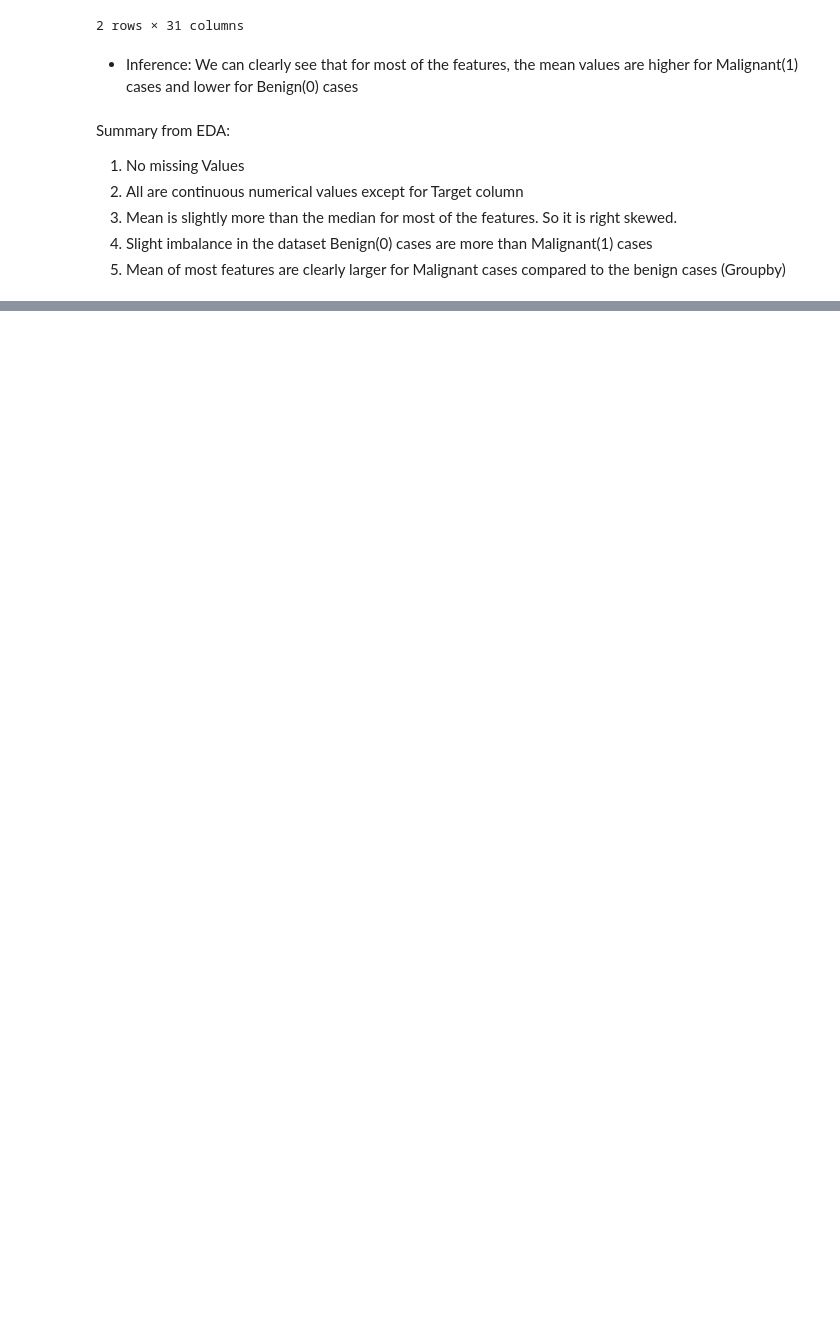
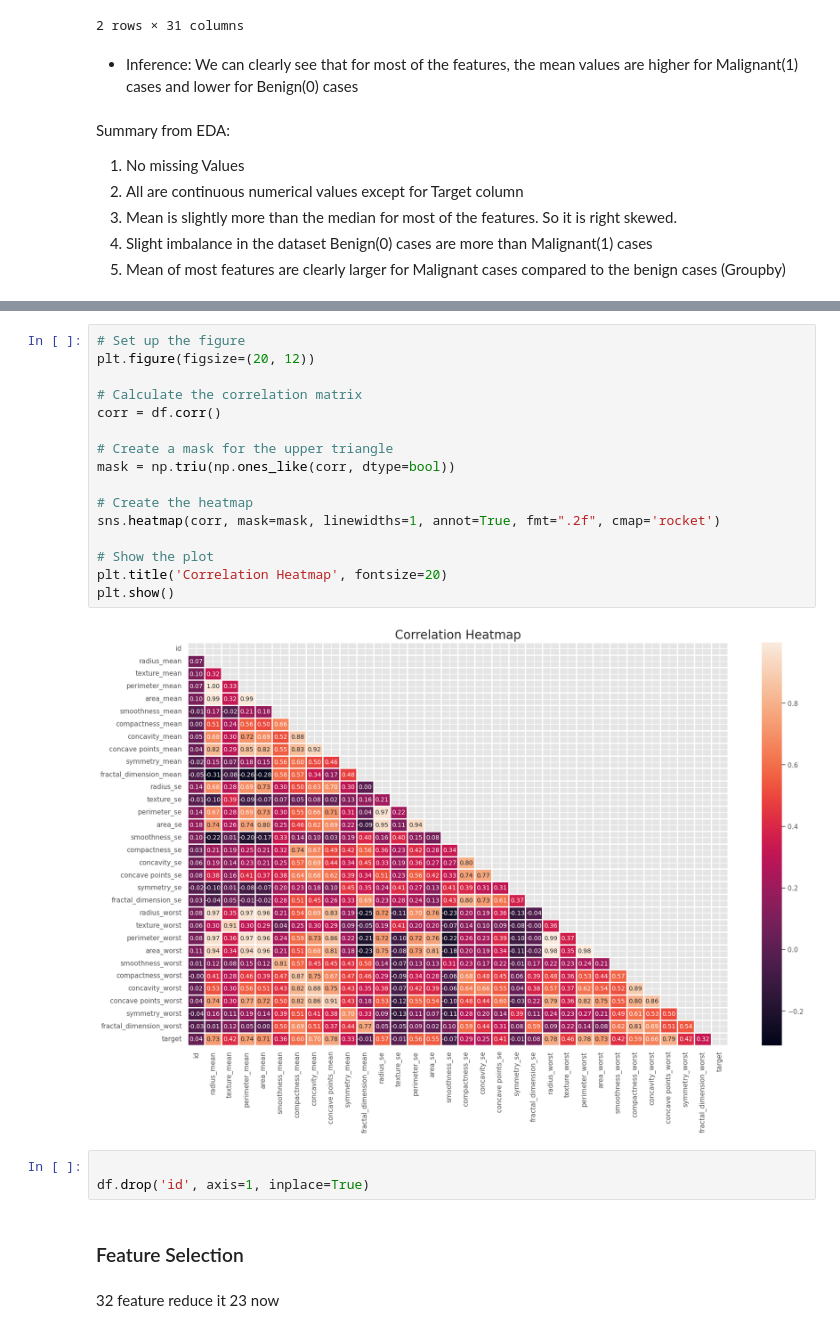
Before and after one commit to SurekhaBerlin/Breast-Cancer-Project, a Jupyter notebook: Breast_Cancer_Project(EDA_+ML_+_DL_).ipynb, the cells around one changed output, grey strips where cells are left out. Saved outputs shown, nothing was run; the diff lists cells and outputs as text; blank space fills up the shorter version.

```diff
--- a/Breast_Cancer_Project(EDA_+ML_+_DL_).ipynb
+++ b/Breast_Cancer_Project(EDA_+ML_+_DL_).ipynb
@@ -226,0 +312,25 @@ Summary from EDA:
+# %%
+# Set up the figure
+plt.figure(figsize=(20, 12))
+
+# Calculate the correlation matrix
+corr = df.corr()
+
+# Create a mask for the upper triangle
+mask = np.triu(np.ones_like(corr, dtype=bool))
+
+# Create the heatmap
+sns.heatmap(corr, mask=mask, linewidths=1, annot=True, fmt=".2f", cmap='rocket')
+
+# Show the plot
+plt.title('Correlation Heatmap', fontsize=20)
+plt.show()
+# %% [output]
+[figure, added]
+# %%
+
+df.drop('id', axis=1, inplace=True)
+# %% [markdown]
+### Feature Selection
+# %% [markdown]
+32 feature reduce it 23 now
```
Also changed, not shown: parts of 12 cells of this notebook.
